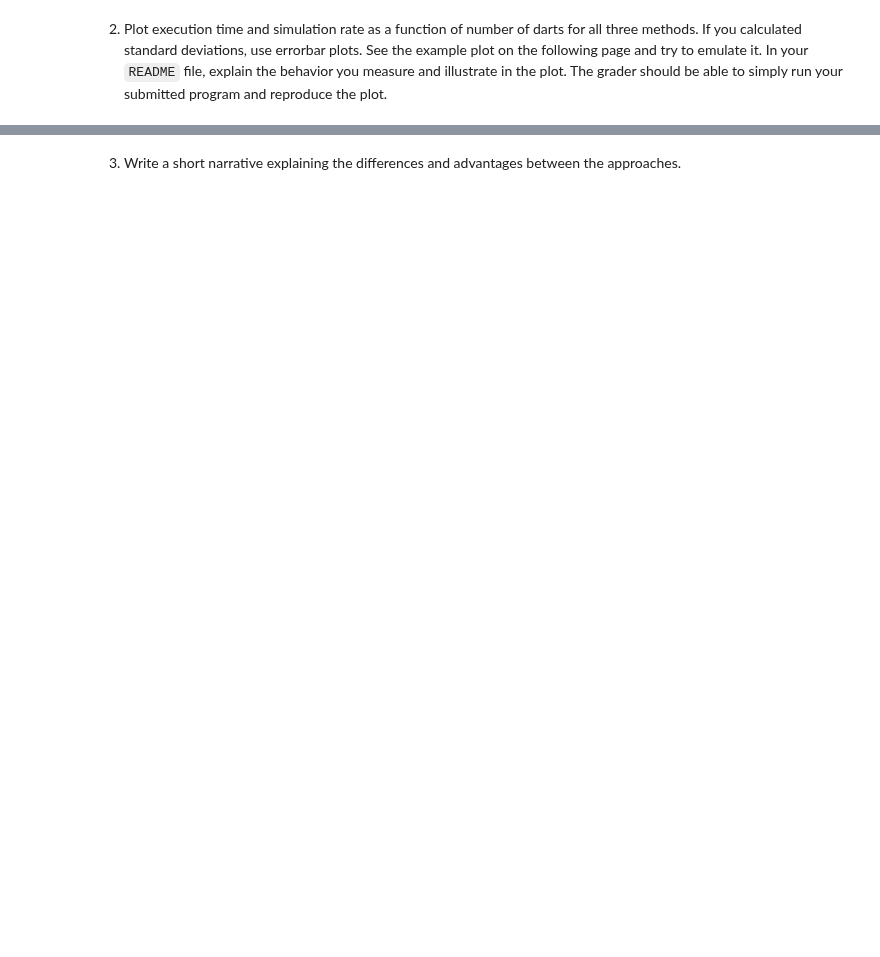
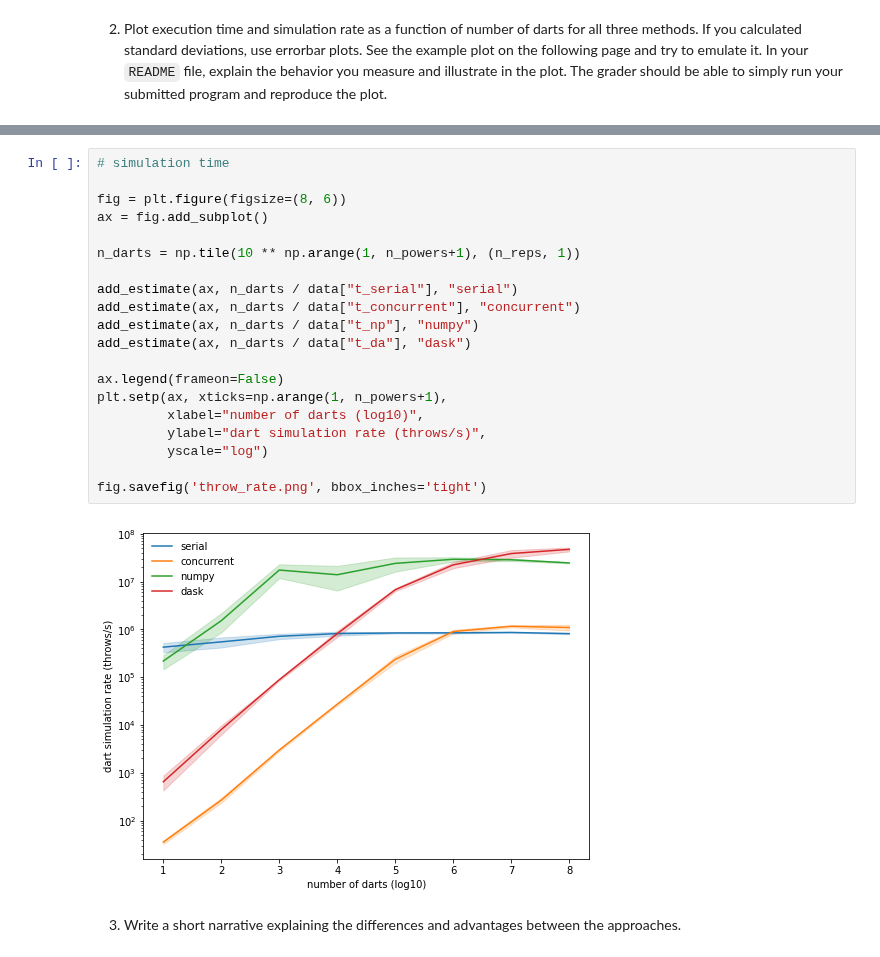
Before and after one commit to zbalewski/python-ay250-homework, a Jupyter notebook: hw_4/hw_4_parallelism.ipynb, the cells around one changed output, grey strips where cells are left out. Cells and saved outputs as stored; diff of their text form; blank space fills up the shorter version.

```diff
--- a/hw_4/hw_4_parallelism.ipynb
+++ b/hw_4/hw_4_parallelism.ipynb
@@ -268,2 +332,24 @@ plt.setp(ax, xticks=np.arange(1, n_powers+1),
+# %%
+# simulation time
+
+fig = plt.figure(figsize=(8, 6))
+ax = fig.add_subplot()
+
+n_darts = np.tile(10 ** np.arange(1, n_powers+1), (n_reps, 1))
+
+add_estimate(ax, n_darts / data["t_serial"], "serial")
+add_estimate(ax, n_darts / data["t_concurrent"], "concurrent")
+add_estimate(ax, n_darts / data["t_np"], "numpy")
+add_estimate(ax, n_darts / data["t_da"], "dask")
+
+ax.legend(frameon=False)
+plt.setp(ax, xticks=np.arange(1, n_powers+1),
+         xlabel="number of darts (log10)",
+         ylabel="dart simulation rate (throws/s)",
+         yscale="log")
+
+fig.savefig('throw_rate.png', bbox_inches='tight')
+# %% [output]
+[figure, added]
 # %% [markdown]
 3. Write a short narrative explaining the differences and advantages between the approaches.
```
Also changed, not shown: parts of 25 cells of this notebook, 4 other files.
